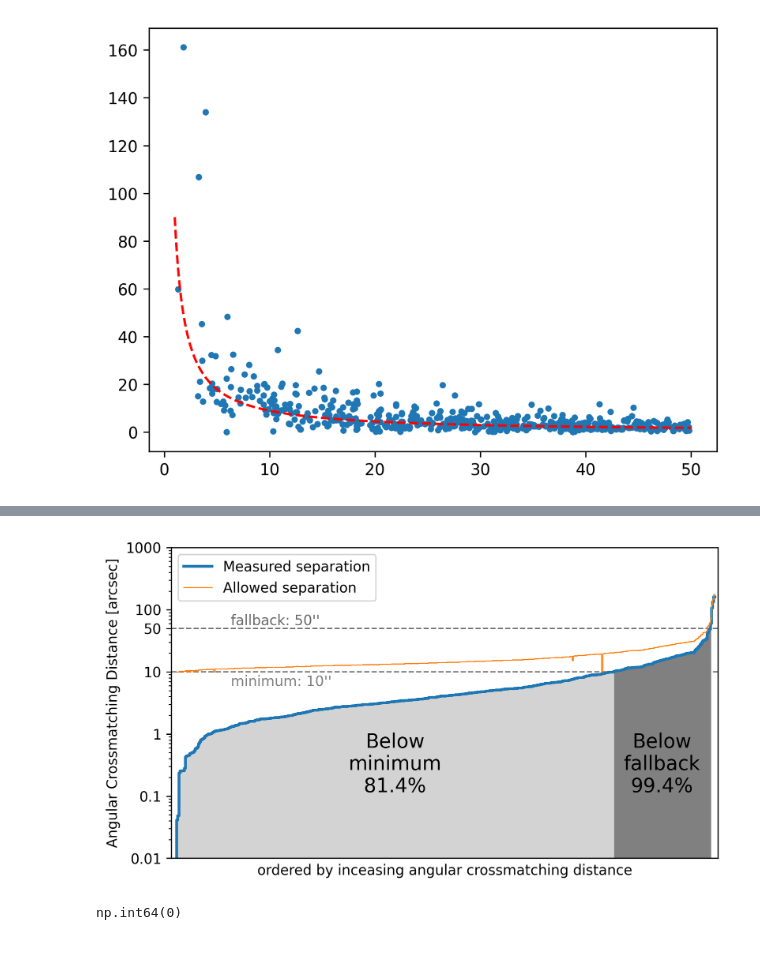
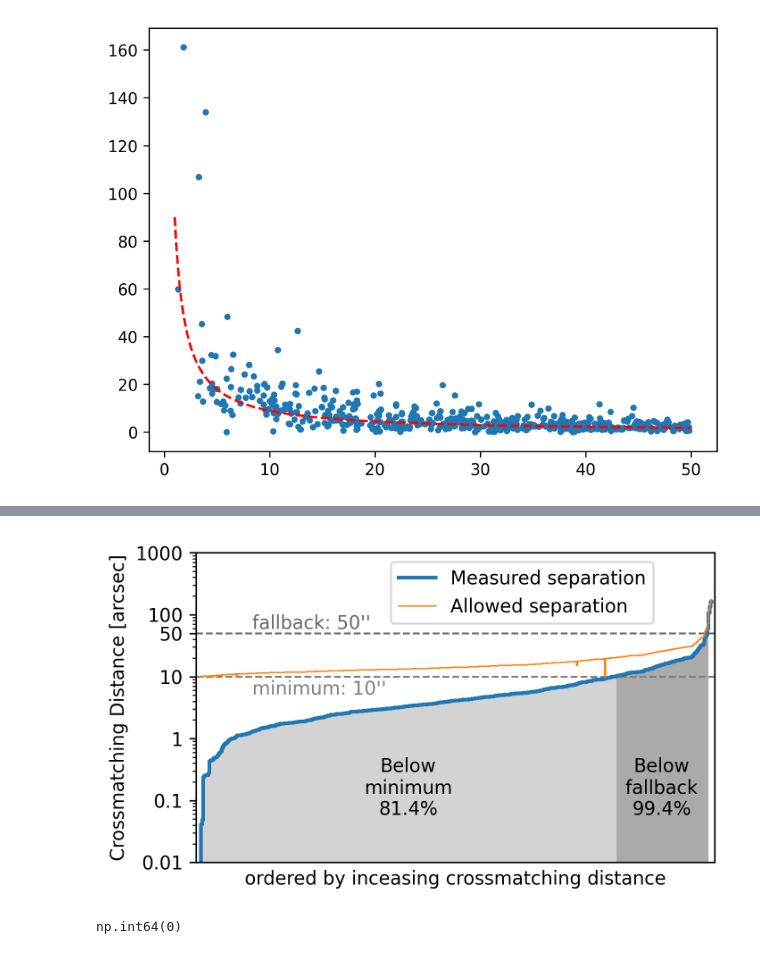
Before and after one commit to JoshuaDreier/ExoplanetCrossmatcher, a Jupyter notebook: notebooks/coordinate_calibration_nea.ipynb, the cells around one changed output, grey strips where cells are left out. Drawn from its saved outputs; the diff is of its cells as text; code cells hidden in the pictures.

```diff
--- a/notebooks/coordinate_calibration_nea.ipynb
+++ b/notebooks/coordinate_calibration_nea.ipynb
@@ -103,7 +103,8 @@ id_matched["expected_sep"]
 x = list(range(len(id_matched)))
 id_matched.sort("crossmatching_angular_separation")
 
-fig, ax = plt.subplots(figsize=(7, 4))
+# fig, ax = plt.subplots(figsize=(7, 4))
+fig, ax = plt.subplots(figsize=(5, 3))
 ax.axhline(50, color="dimgray", ls="--", lw=1)
 ax.axhline(10, color="gray", ls="--", lw=1)
 ax.set_yscale("log")
@@ -125,43 +126,43 @@ index_below_minimum = np.argmin(id_matched["crossmatching_angular_separation"] <
 
 x_fill_default = x[:index_below_default]
 y_fill_default = measured_vals[:index_below_default]
 x_fill_min = x[:index_below_minimum]
 y_fill_min = measured_vals[:index_below_minimum]
 
-ax.fill_between(x_fill_default, y_fill_default, y2=0, step="mid", color="gray")
+ax.fill_between(x_fill_default, y_fill_default, y2=0, step="mid", color="#aaaaaa")
 ax.text(
     (x_fill_min[-1] + x_fill_default[-1]) /2,
-    0.1,
+    0.05,
     f"Below\nfallback\n{(index_below_default+1)/len(id_matched)*100:.1f}%",
     ha="center",
     va="bottom",
-    fontsize=14,
+    fontsize=10,
 )
 
 ax.fill_between(x_fill_min, y_fill_min, y2=0, step="mid", color="lightgray")
 ax.text(
     (x_fill_min[0] + x_fill_min[-1]) / 2,
-    0.1,
+    0.05,
     f"Below\nminimum\n{(index_below_minimum+1)/len(id_matched)*100:.1f}%",
     ha="center",
     va="bottom",
-    fontsize=14,
+    fontsize=10,
 )
 
 ax.step(x, id_matched["crossmatching_angular_separation"], where="pre", label="Measured separation", lw=2)
 ax.step(x, id_matched["allowed_sep"], where="pre", label="Allowed separation", lw=0.75)
 
 ax.text(len(id_matched)*0.1, 10 -1 , "minimum: 10''", ha="left", va="top", color="gray")
 ax.text(len(id_matched)*0.1, 50 +1 , "fallback: 50''", ha="left", va="bottom", color="dimgray")
 
 ax.set_xlim(-5,len(id_matched) + 2)
-ax.set_ylabel("Angular Crossmatching Distance [arcsec]")
-ax.set_xlabel("ordered by inceasing angular crossmatching distance")
-ax.legend(loc="upper left")
+ax.set_ylabel("Crossmatching Distance [arcsec]")
+ax.set_xlabel("ordered by inceasing crossmatching distance")
+ax.legend(loc="upper right", bbox_to_anchor=(0.9,1))
 
-plt.savefig("./input/nea_coord_calibration.pdf", bbox_inches="tight", dpi=300)
+plt.savefig("./notebooks/plots/nea_coord_calibration.pdf", bbox_inches="tight", dpi=300)
 # %% [output]
-[figure, old version]
+[figure, new version]
 # %%
 # %% [output]
 np.int64(0)
```
Also changed, not shown: parts of 1 cell of this notebook, 7 other files.
